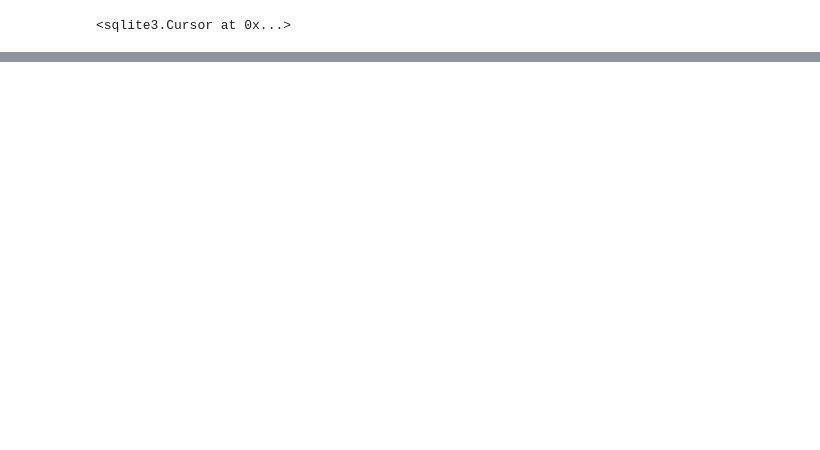
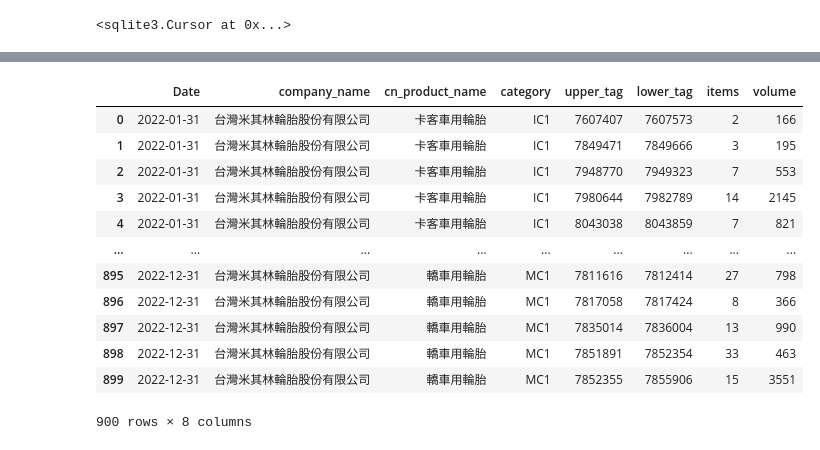
Before and after one commit to jimmyhsu1010/bridgestone_work_related, a Jupyter notebook: sales_related/Marketing相關/商品檢驗局爬蟲.ipynb, the cells around one changed output, grey strips where cells are left out. Cells and saved outputs as stored; diff of their text form; code cells hidden in the pictures; blank space fills up the shorter version.

```diff
--- a/sales_related/Marketing相關/商品檢驗局爬蟲.ipynb
+++ b/sales_related/Marketing相關/商品檢驗局爬蟲.ipynb
@@ -299,0 +329,24 @@ result.to_excel(r"D:\kc.hsu\OneDrive - Bridgestone\數據\標準檢驗局\202303
+# %%
+df["Date"] = pd.to_datetime(df["Date"])
+# %%
+result = df.groupby([pd.Grouper(key="Date", freq="m"), "company_name", "cn_product_name", "category", "upper_tag", "lower_tag"]).size().reset_index()
+# %%
+result.rename(columns={0: "items"}, inplace=True)
+# %%
+result["volume"] = result["lower_tag"] - result["upper_tag"]
+# %%
+result
+# %% [output]
+|  | Date | company_name | cn_product_name | category | upper_tag | lower_tag | items | volume |
+| 0 | 2022-01-31 | 台灣米其林輪胎股份有限公司 | 卡客車用輪胎 | IC1 | 7607407 | 7607573 | 2 | 166 |
+| 1 | 2022-01-31 | 台灣米其林輪胎股份有限公司 | 卡客車用輪胎 | IC1 | 7849471 | 7849666 | 3 | 195 |
+| 2 | 2022-01-31 | 台灣米其林輪胎股份有限公司 | 卡客車用輪胎 | IC1 | 7948770 | 7949323 | 7 | 553 |
+| 3 | 2022-01-31 | 台灣米其林輪胎股份有限公司 | 卡客車用輪胎 | IC1 | 7980644 | 7982789 | 14 | 2145 |
+| 4 | 2022-01-31 | 台灣米其林輪胎股份有限公司 | 卡客車用輪胎 | IC1 | 8043038 | 8043859 | 7 | 821 |
+| ... | ... | ... | ... | ... | ... | ... | ... | ... |
+| 895 | 2022-12-31 | 台灣米其林輪胎股份有限公司 | 轎車用輪胎 | MC1 | 7811616 | 7812414 | 27 | 798 |
+| 896 | 2022-12-31 | 台灣米其林輪胎股份有限公司 | 轎車用輪胎 | MC1 | 7817058 | 7817424 | 8 | 366 |
+| 897 | 2022-12-31 | 台灣米其林輪胎股份有限公司 | 轎車用輪胎 | MC1 | 7835014 | 7836004 | 13 | 990 |
+| 898 | 2022-12-31 | 台灣米其林輪胎股份有限公司 | 轎車用輪胎 | MC1 | 7851891 | 7852354 | 33 | 463 |
+| 899 | 2022-12-31 | 台灣米其林輪胎股份有限公司 | 轎車用輪胎 | MC1 | 7852355 | 7855906 | 15 | 3551 |
+900 rows × 8 columns
```
Also changed, not shown: parts of 13 cells of this notebook, 8 other files.
